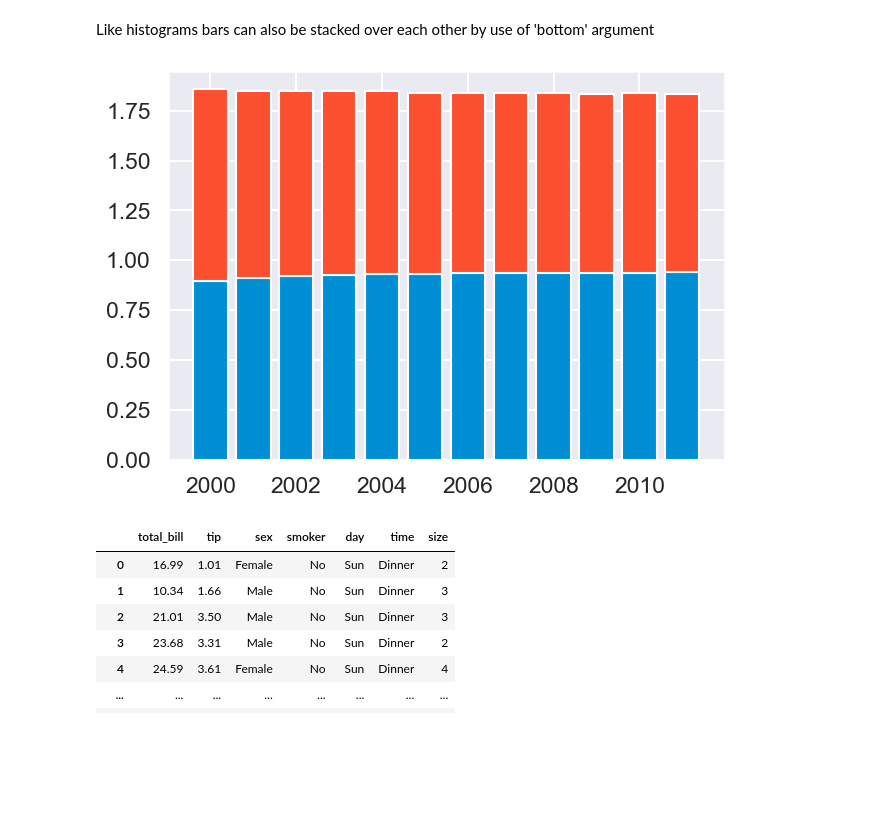
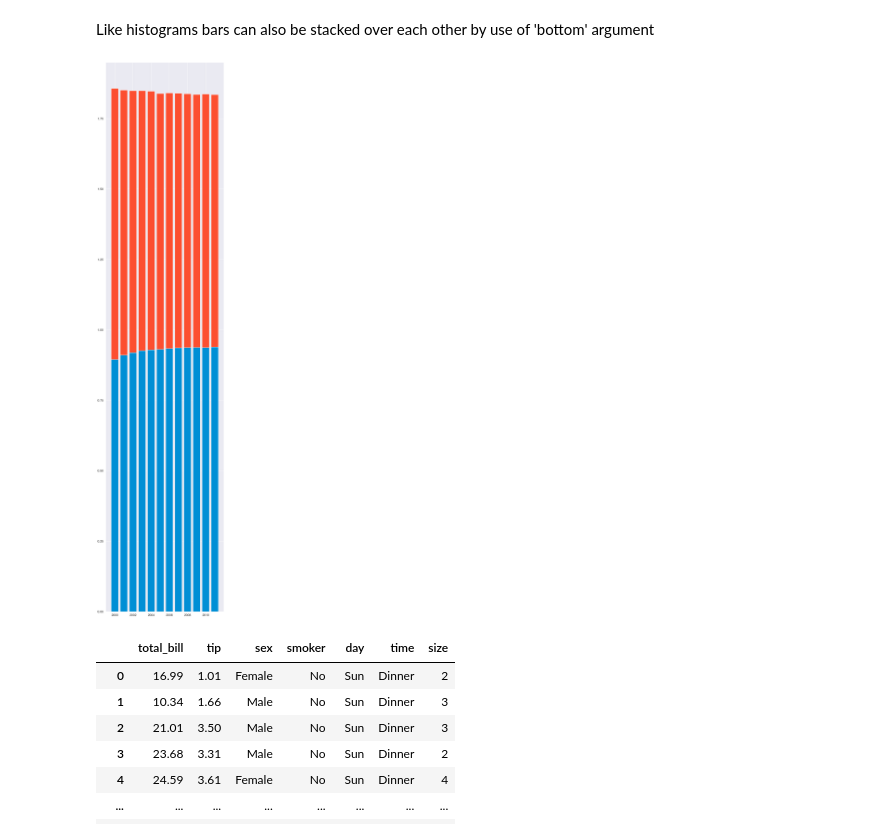
Before and after one commit to root459/DATAanalysis, a Jupyter notebook: datavisualization.ipynb, the cells around one changed output. Saved outputs shown, nothing was run; the diff lists cells and outputs as text; code cells hidden in the pictures; blank space fills up the shorter version.

```diff
--- a/datavisualization.ipynb
+++ b/datavisualization.ipynb
@@ -311,10 +311,13 @@ Text(0.5, 1.0, 'yield of oranges')
 # %% [markdown]
 Like histograms bars can also be stacked over each other by use of 'bottom' argument
 # %%
+plt.figure(figsize=(10, 50))
 plt.bar(years,apples)
 plt.bar(years,oranges,bottom=apples);
+#The oranges bars are stacked on top of the apples bars and represent the quantity of oranges for each year. They
+#start from the top of the corresponding apples bar, not from zero.
 # %% [output]
-[figure, old version]
+[figure, new version]
 # %%
 tips_df=sns.load_dataset("tips")
 tips_df
```
Also changed, not shown: parts of 6 cells of this notebook.
